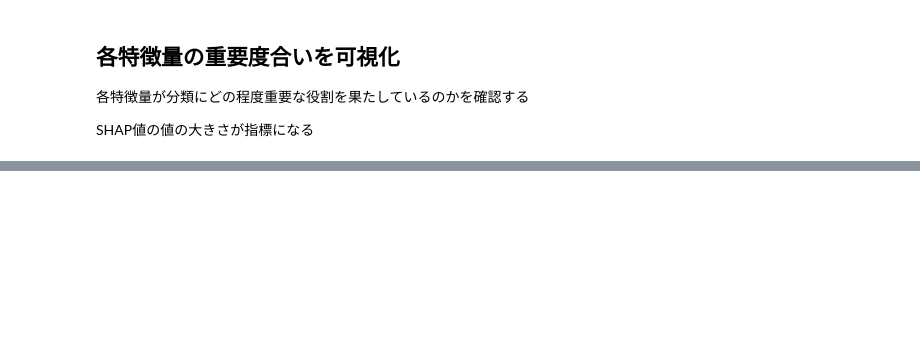
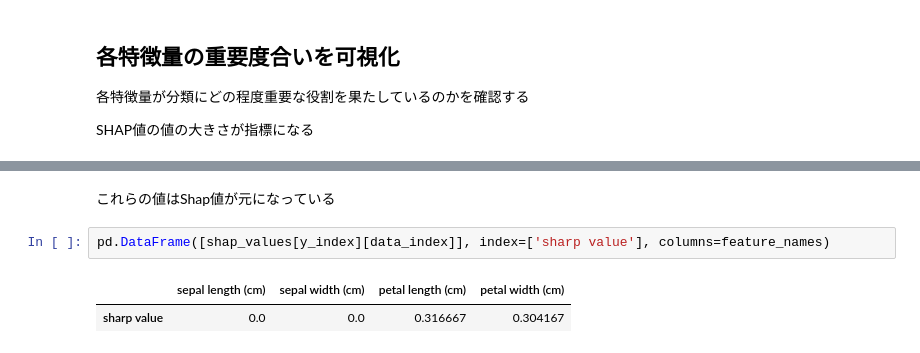
Before and after one commit to naonaorange/xai_samples, a Jupyter notebook: shap_categorize_iris.ipynb, the cells around one changed output, grey strips where cells are left out. Cells and saved outputs as stored; diff of their text form; blank space fills up the shorter version.

```diff
--- a/shap_categorize_iris.ipynb
+++ b/shap_categorize_iris.ipynb
@@ -167,0 +137,7 @@ shap.decision_plot(base_value=exp.expected_value[1],
+# %% [markdown]
+これらの値はShap値が元になっている
+# %%
+pd.DataFrame([shap_values[y_index][data_index]], index=['sharp value'], columns=feature_names)
+# %% [output]
+|  | sepal length (cm) | sepal width (cm) | petal length (cm) | petal width (cm) |
+| sharp value | 0.0 | 0.0 | 0.316667 | 0.304167 |
```
Also changed, not shown: parts of 20 cells of this notebook, 2 other files.
